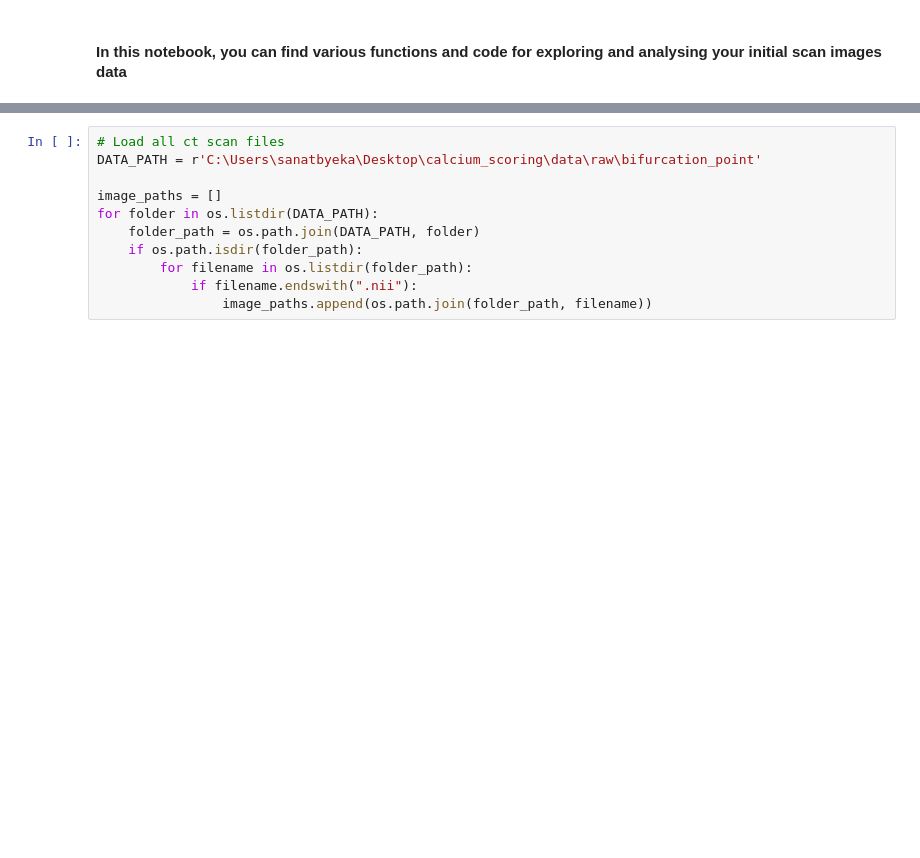
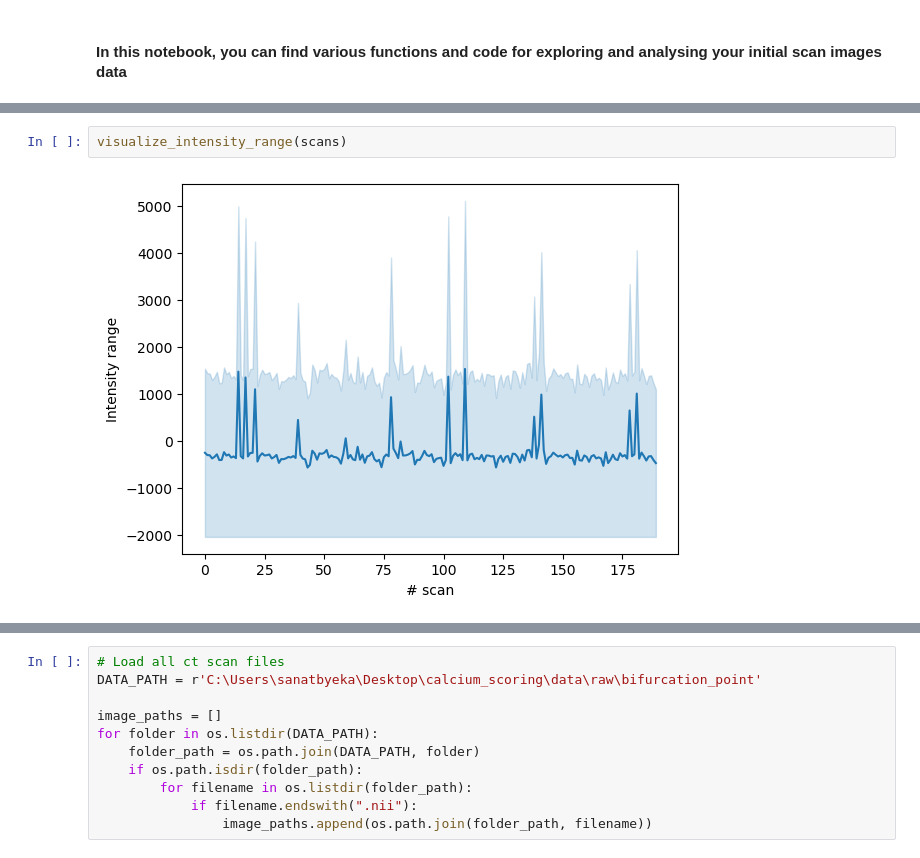
Before and after one commit to aibota1016/calcium_scoring, a Jupyter notebook: src/notebooks/initial_data_exploration.ipynb, the cells around one changed output, grey strips where cells are left out. Cells and saved outputs as stored; diff of their text form; blank space fills up the shorter version.

```diff
--- a/src/notebooks/initial_data_exploration.ipynb
+++ b/src/notebooks/initial_data_exploration.ipynb
@@ -17,0 +161,4 @@ import utils
+# %%
+visualize_intensity_range(scans)
+# %% [output]
+[figure, added]
```
Also changed, not shown: parts of 39 cells of this notebook, 23 other files.
